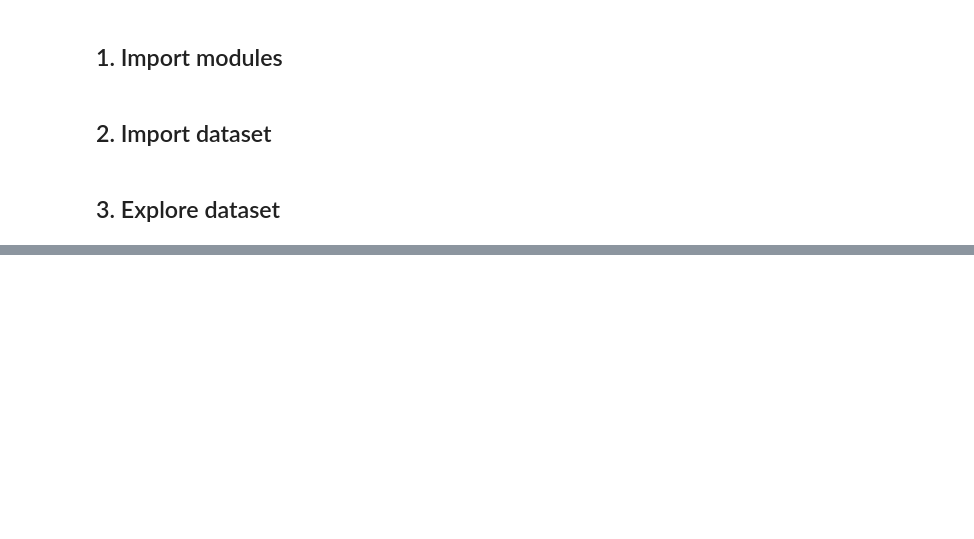
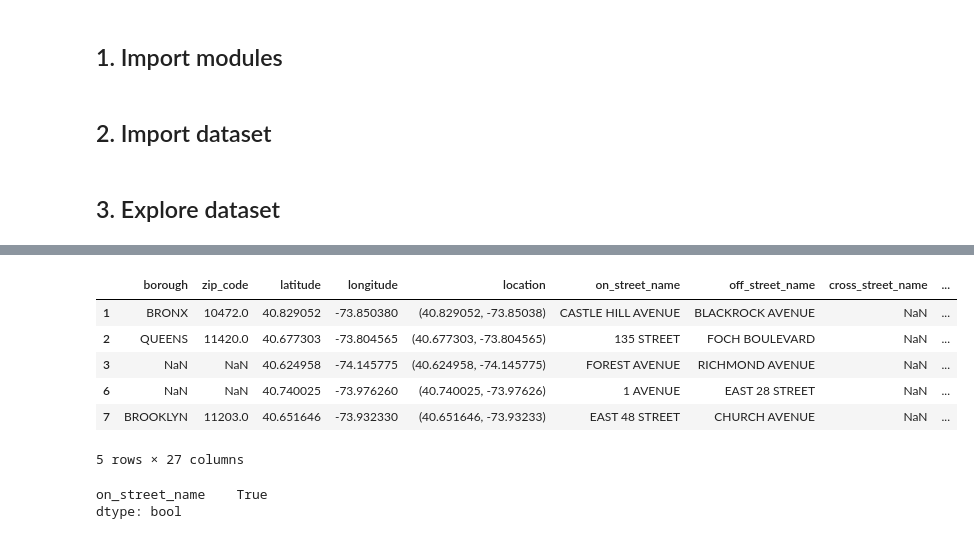
Before and after one commit to DerrickDDInAI/nyc-crashes, a Jupyter notebook: core/exploration.ipynb, the cells around one changed output, grey strips where cells are left out. Saved outputs shown, nothing was run; the diff lists cells and outputs as text; code cells hidden in the pictures; blank space fills up the shorter version.

```diff
--- a/core/exploration.ipynb
+++ b/core/exploration.ipynb
@@ -14,0 +210,17 @@ df = pd.read_csv('assets/data_100000.csv')
+# %%
+# See examples of: `on_street_name` and `off_street_name` when they are not null
+df[df[["on_street_name", "off_street_name"]].notnull().all(axis=1)].head()
+# %% [output]
+|  | borough | zip_code | latitude | longitude | location | on_street_name | off_street_name | cross_street_name | ... |
+| 1 | BRONX | 10472.0 | 40.829052 | -73.850380 | (40.829052, -73.85038) | CASTLE HILL AVENUE | BLACKROCK AVENUE | NaN | ... |
+| 2 | QUEENS | 11420.0 | 40.677303 | -73.804565 | (40.677303, -73.804565) | 135 STREET | FOCH BOULEVARD | NaN | ... |
+| 3 | NaN | NaN | 40.624958 | -74.145775 | (40.624958, -74.145775) | FOREST AVENUE | RICHMOND AVENUE | NaN | ... |
+| 6 | NaN | NaN | 40.740025 | -73.976260 | (40.740025, -73.97626) | 1 AVENUE | EAST 28 STREET | NaN | ... |
+| 7 | BROOKLYN | 11203.0 | 40.651646 | -73.932330 | (40.651646, -73.93233) | EAST 48 STREET | CHURCH AVENUE | NaN | ... |
+5 rows × 27 columns
+# %%
+# Check if: when `off_street_name` is not null, all `on_street_name` exist
+(df[["on_street_name", "off_street_name"]].groupby(["off_street_name"]).count() > 0).all()
+# %% [output]
+on_street_name    True
+dtype: bool
```
Also changed, not shown: parts of 36 cells of this notebook, 4 other files.
